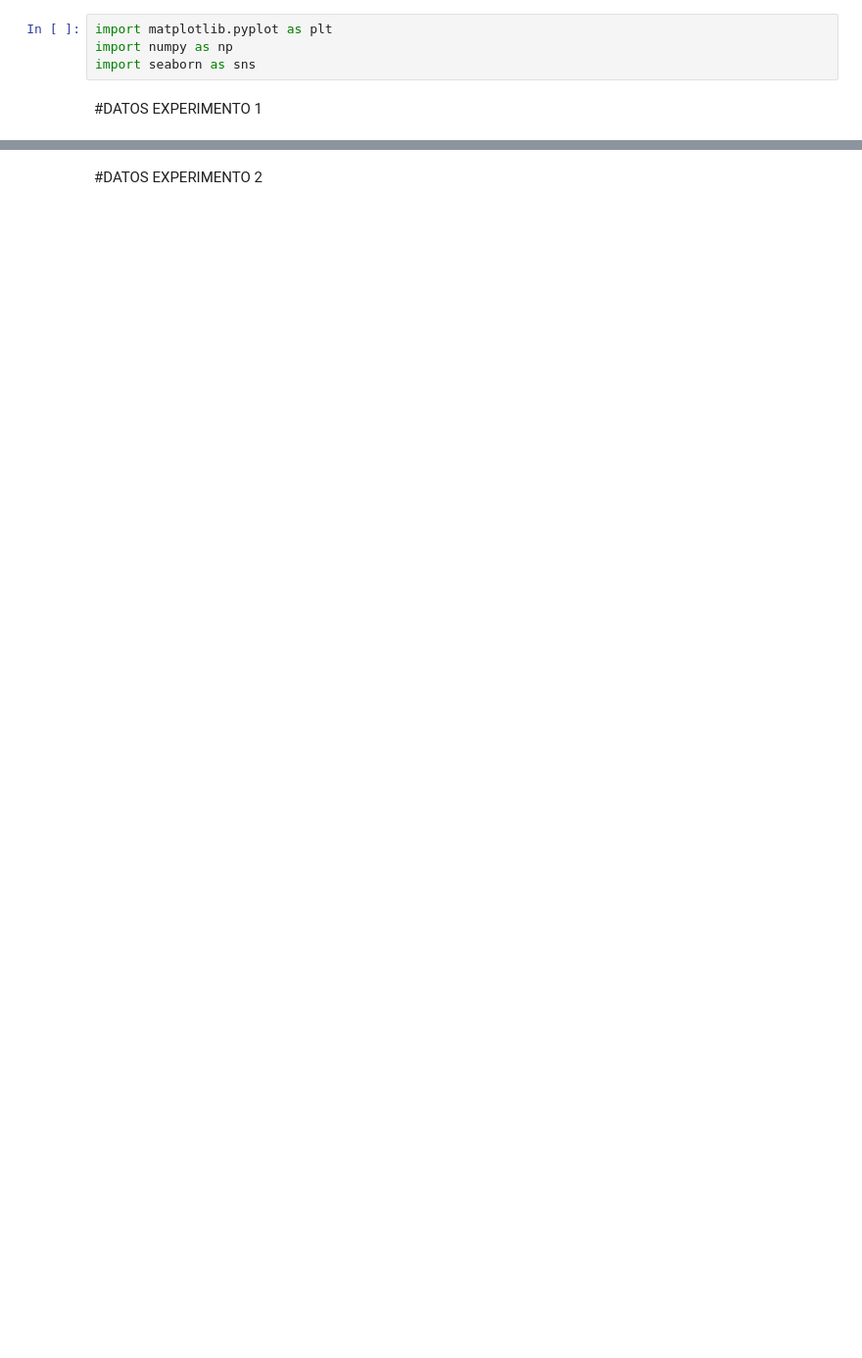
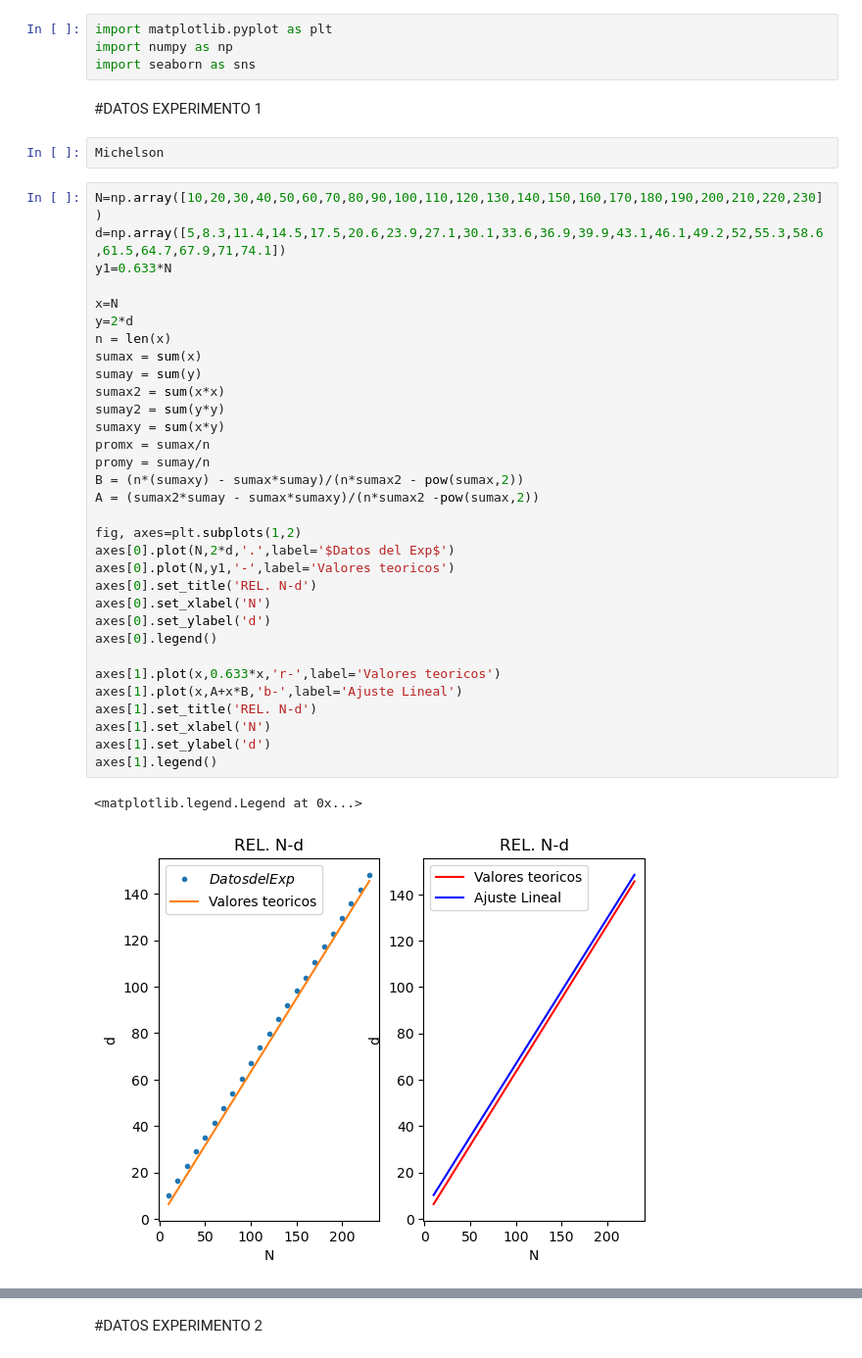
Before and after one commit to paolovf123/GRAFICOS_EXP, a Jupyter notebook: exp2.ipynb, the cells around one changed output, grey strips where cells are left out. Shown at 98% size. Cells and saved outputs as stored; diff of their text form; blank space fills up the shorter version.

```diff
--- a/exp2.ipynb
+++ b/exp2.ipynb
@@ -4,3 +4,40 @@ import numpy as np
 import seaborn as sns
 # %% [markdown]
 #DATOS EXPERIMENTO 1
+# %%
+Michelson
+# %%
+N=np.array([10,20,30,40,50,60,70,80,90,100,110,120,130,140,150,160,170,180,190,200,210,220,230])
+d=np.array([5,8.3,11.4,14.5,17.5,20.6,23.9,27.1,30.1,33.6,36.9,39.9,43.1,46.1,49.2,52,55.3,58.6,61.5,64.7,67.9,71,74.1])
+y1=0.633*N
+
+x=N
+y=2*d
+n = len(x)
+sumax = sum(x)
+sumay = sum(y)
+sumax2 = sum(x*x)
+sumay2 = sum(y*y)
+sumaxy = sum(x*y)
+promx = sumax/n
+promy = sumay/n
+B = (n*(sumaxy) - sumax*sumay)/(n*sumax2 - pow(sumax,2))
+A = (sumax2*sumay - sumax*sumaxy)/(n*sumax2 -pow(sumax,2))
+
+fig, axes=plt.subplots(1,2)
+axes[0].plot(N,2*d,'.',label='$Datos del Exp$')
+axes[0].plot(N,y1,'-',label='Valores teoricos')
+axes[0].set_title('REL. N-d')
+axes[0].set_xlabel('N')
+axes[0].set_ylabel('d')
+axes[0].legend()
+
+axes[1].plot(x,0.633*x,'r-',label='Valores teoricos')
+axes[1].plot(x,A+x*B,'b-',label='Ajuste Lineal')
+axes[1].set_title('REL. N-d')
+axes[1].set_xlabel('N')
+axes[1].set_ylabel('d')
+axes[1].legend()
+# %% [output]
+<matplotlib.legend.Legend at 0x...>
+[figure, added]
```
Also changed, not shown: parts of 5 cells of this notebook.
